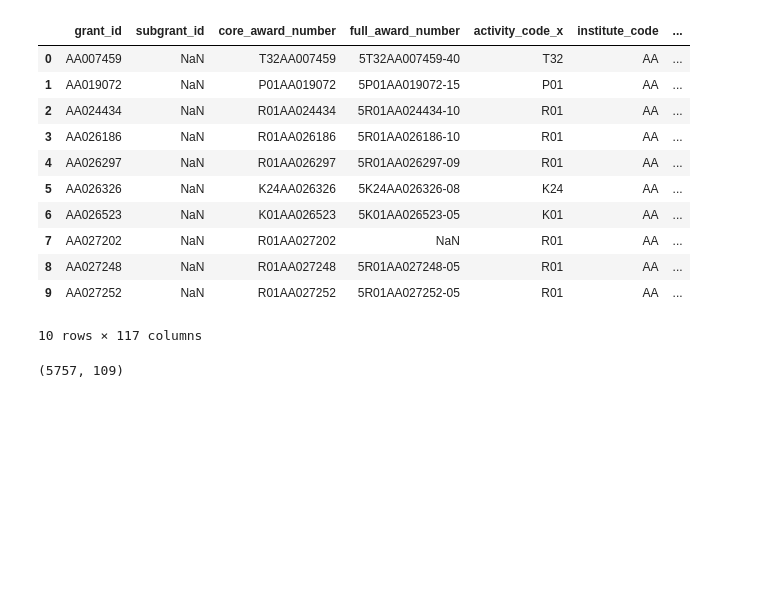
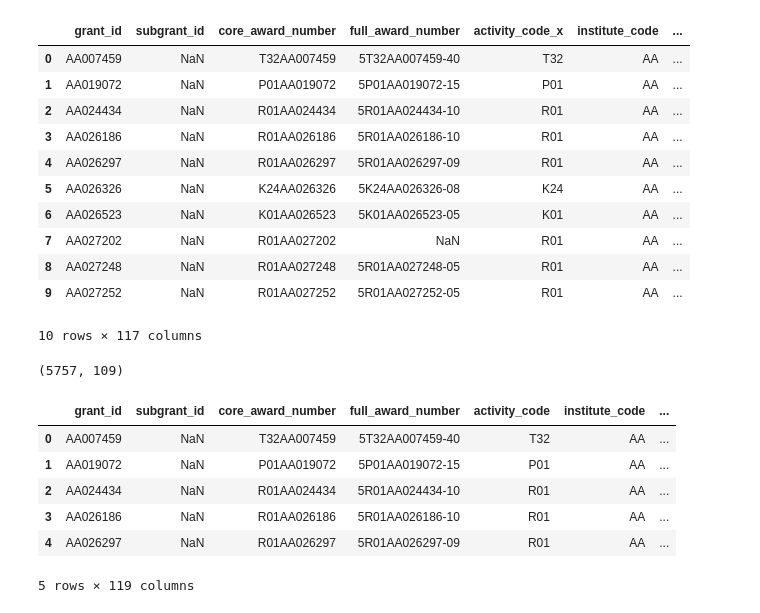
Before and after one commit to UC-Berkeley-I-School/DATASCI-209_flask_teamscience_vercel, a Jupyter notebook: notebooks/teresa_nihmerge_cleaning.ipynb, the cells around one changed output. Saved outputs shown, nothing was run; the diff lists cells and outputs as text; code cells hidden in the pictures; blank space fills up the shorter version.

```diff
--- a/notebooks/teresa_nihmerge_cleaning.ipynb
+++ b/notebooks/teresa_nihmerge_cleaning.ipynb
@@ -50 +52,24 @@ nih_merged2.shape
 #nih_merged2.to_csv('nih_merged2.csv', index=False)
+# %%
+# Split the comma-separated strings into lists, stripping whitespace
+org_traits_split = nih_merged2['org_traits'].str.split(',').apply(
+    lambda traits: [t.strip() for t in traits] if isinstance(traits, list) else []
+)
+
+# One-hot encode: get_dummies on the exploded series, then sum back by original index
+org_traits_onehot = pd.get_dummies(
+    org_traits_split.explode()
+).groupby(level=0).sum()
+
+# Combine with the original dataframe (or just keep this as a standalone trait matrix)
+nih_merged2_with_traits = pd.concat([nih_merged2, org_traits_onehot], axis=1)
+
+nih_merged2_with_traits.head()
+# %% [output]
+|  | grant_id | subgrant_id | core_award_number | full_award_number | activity_code | institute_code | ... |
+| 0 | AA007459 | NaN | T32AA007459 | 5T32AA007459-40 | T32 | AA | ... |
+| 1 | AA019072 | NaN | P01AA019072 | 5P01AA019072-15 | P01 | AA | ... |
+| 2 | AA024434 | NaN | R01AA024434 | 5R01AA024434-10 | R01 | AA | ... |
+| 3 | AA026186 | NaN | R01AA026186 | 5R01AA026186-10 | R01 | AA | ... |
+| 4 | AA026297 | NaN | R01AA026297 | 5R01AA026297-09 | R01 | AA | ... |
+5 rows × 119 columns
```
Also changed, not shown: parts of 2 cells of this notebook.
